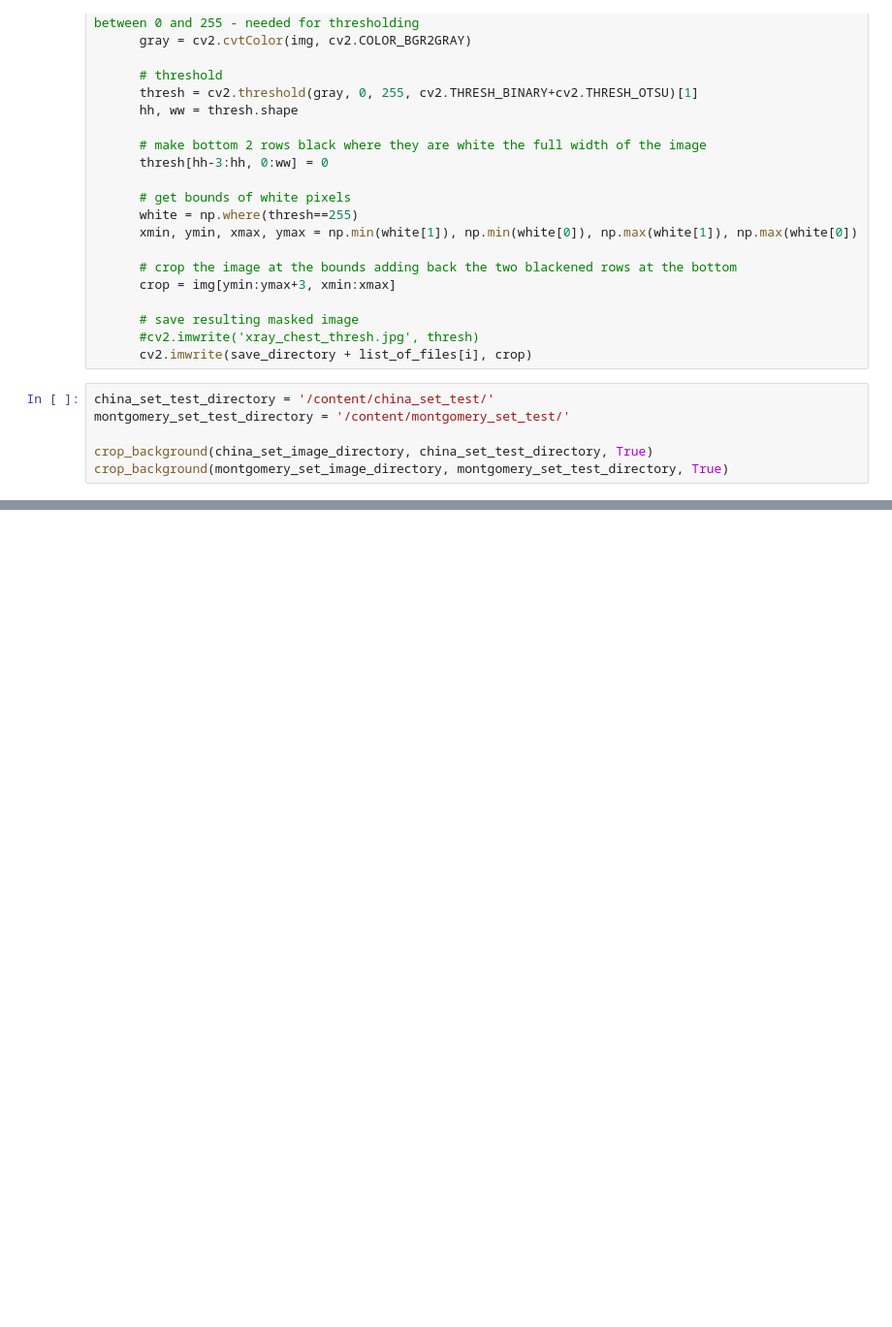
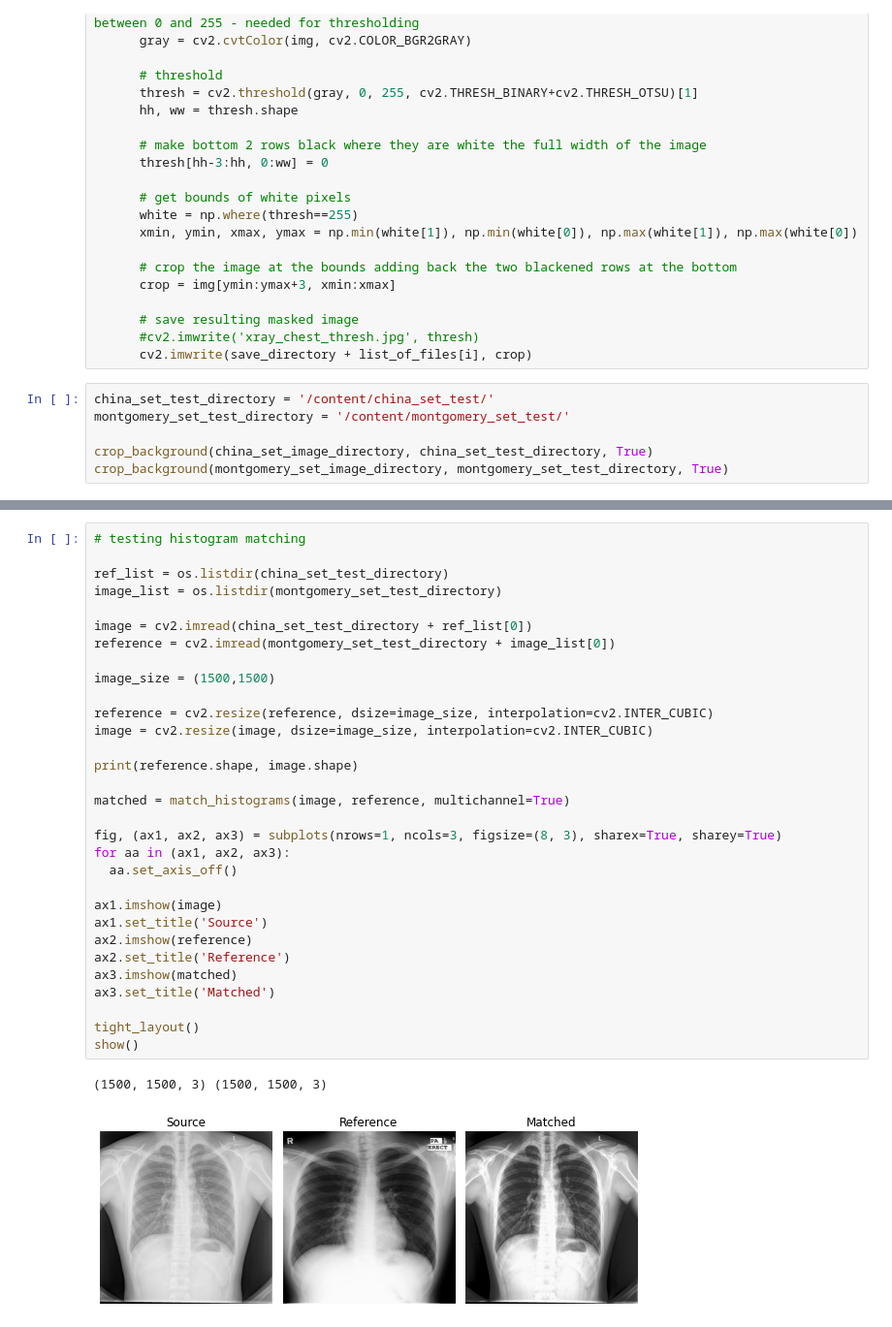
Before and after one commit to n3d1m/SYDE-677-Final-Project, a Jupyter notebook: ImageNormalization.ipynb, the cells around one changed output, grey strips where cells are left out. Shown at 97% size. Saved outputs shown, nothing was run; the diff lists cells and outputs as text; blank space fills up the shorter version.

```diff
--- a/ImageNormalization.ipynb
+++ b/ImageNormalization.ipynb
@@ -135,0 +204,34 @@ showImagesHorizontally(5, montgomery_set_test_directory, 'Preprocessed Montgomer
+# %%
+# testing histogram matching
+
+ref_list = os.listdir(china_set_test_directory)
+image_list = os.listdir(montgomery_set_test_directory)
+
+image = cv2.imread(china_set_test_directory + ref_list[0])
+reference = cv2.imread(montgomery_set_test_directory + image_list[0])
+
+image_size = (1500,1500)
+
+reference = cv2.resize(reference, dsize=image_size, interpolation=cv2.INTER_CUBIC)
+image = cv2.resize(image, dsize=image_size, interpolation=cv2.INTER_CUBIC)
+
+print(reference.shape, image.shape)
+
+matched = match_histograms(image, reference, multichannel=True)
+
+fig, (ax1, ax2, ax3) = subplots(nrows=1, ncols=3, figsize=(8, 3), sharex=True, sharey=True)
+for aa in (ax1, ax2, ax3):
+  aa.set_axis_off()
+
+ax1.imshow(image)
+ax1.set_title('Source')
+ax2.imshow(reference)
+ax2.set_title('Reference')
+ax3.imshow(matched)
+ax3.set_title('Matched')
+
+tight_layout()
+show()
+# %% [output]
+(1500, 1500, 3) (1500, 1500, 3)
+[figure, added]
```
Also changed, not shown: parts of 11 cells of this notebook.
